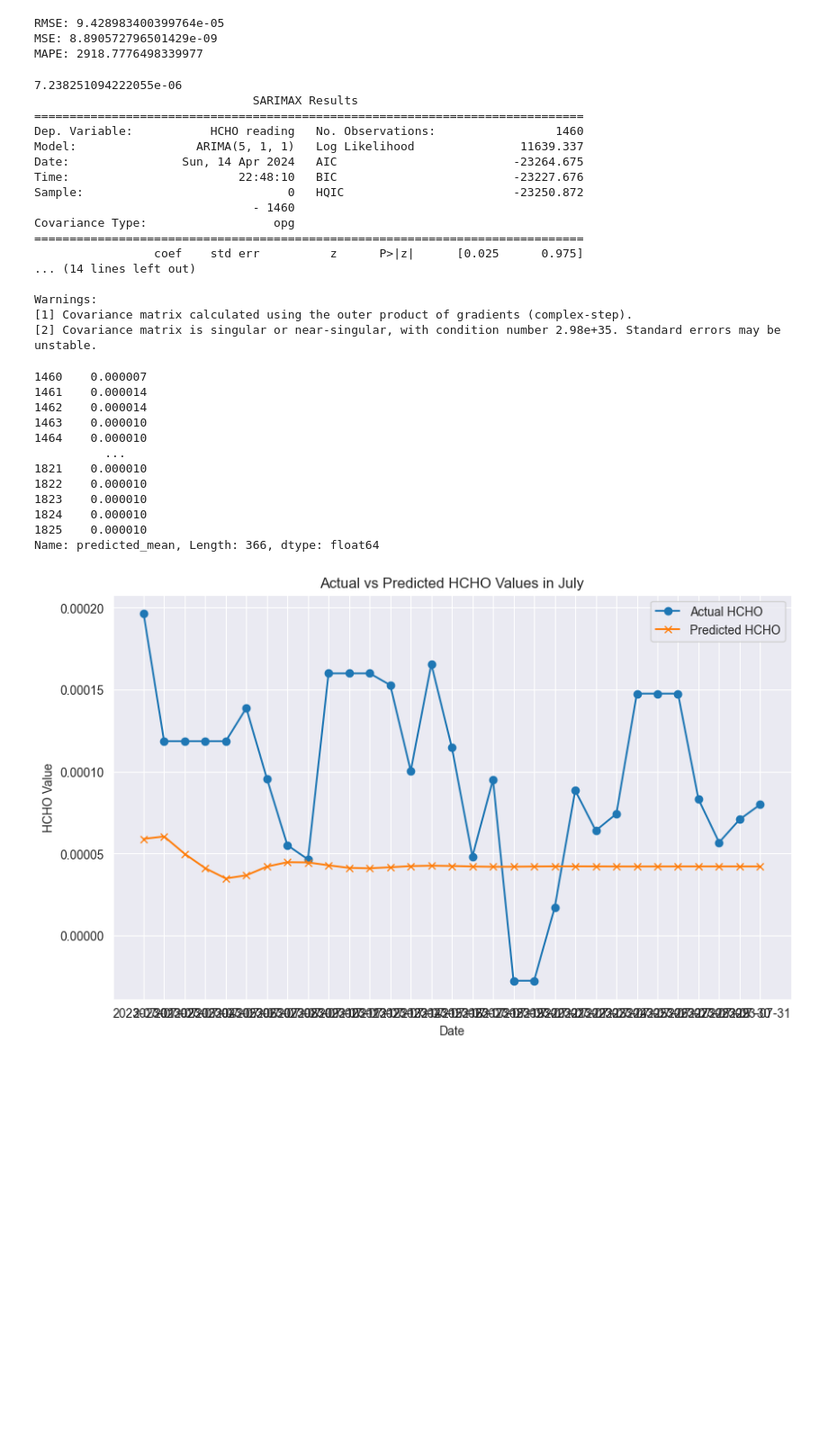
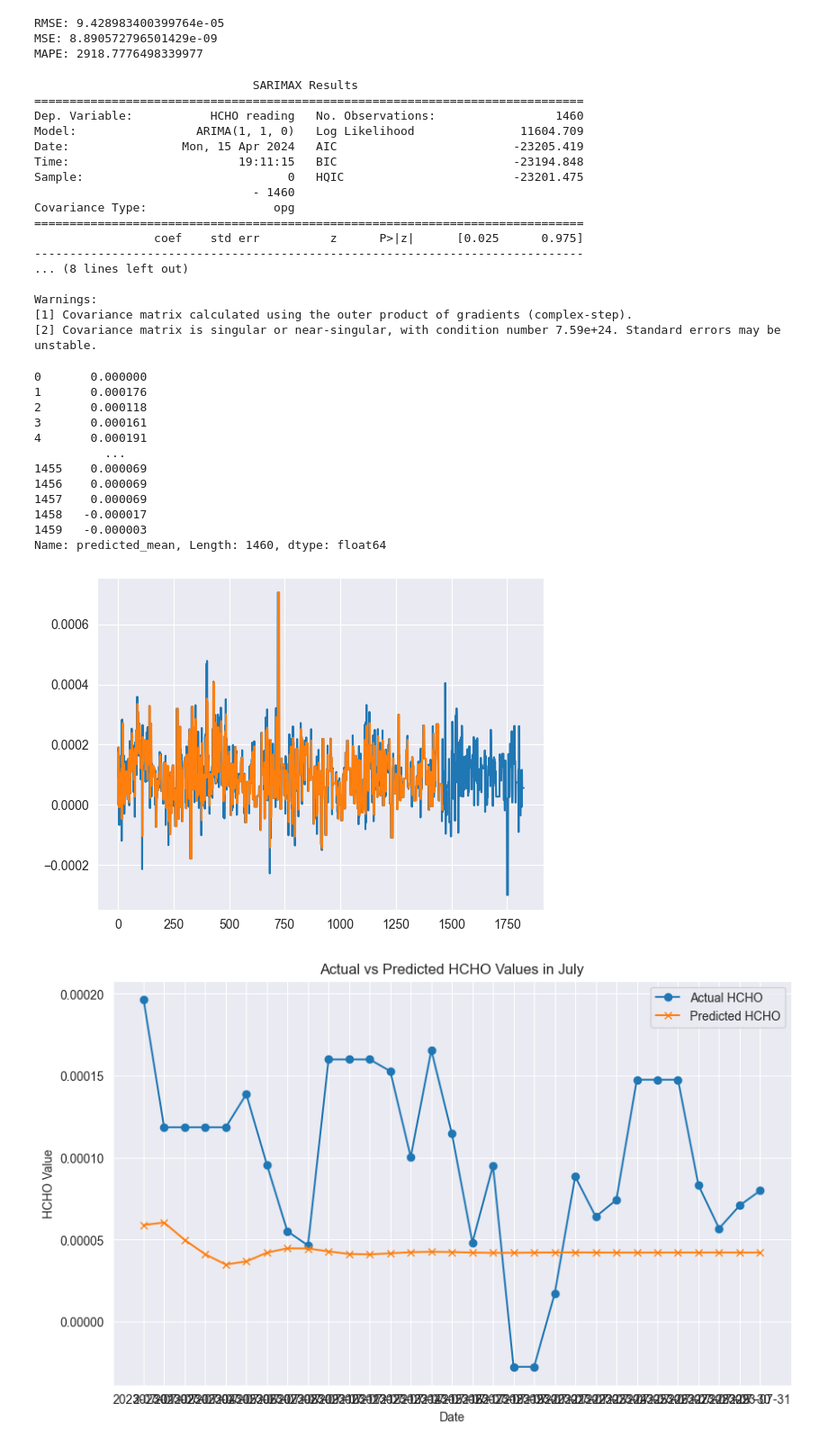
Before and after one commit to VanujaDesilva/Analyzing-HCHO-Gas-Levels-in-Sri-Lanka, a Jupyter notebook: DataPreProcessing.ipynb, the cells around one changed output. Shown at 90% size. Drawn from its saved outputs; the diff is of its cells as text; code cells hidden in the pictures; blank space fills up the shorter version.

```diff
--- a/DataPreProcessing.ipynb
+++ b/DataPreProcessing.ipynb
@@ -704,16 +704,15 @@ MAPE: 2918.7776498339977
 train_size = int(len(kandy_df) * 0.8)
 train_data, test_data = kandy_df[0:train_size], kandy_df[train_size:]
 
-# Identify the HCHO column
-hcho_column = 'HCHO reading'  # Replace with the actual column name for HCHO values
+
 
 # Define ARIMA model (replace the order with best fit for your data)
-model = ARIMA(train_data[hcho_column], order=(5, 1, 1))
+model = ARIMA(train_data['HCHO reading'], order=(1, 1, 0))
 model_fit = model.fit()
 
-forecast = model_fit.get_forecast(steps=1)
-forecast_values = forecast.predicted_mean
-print(forecast_values.iloc[-1])
+forecast = model_fit.predict(end = 1800)
+# forecast_values = forecast.predicted_mean
+# print(forecast_values.iloc[-1])
 print(model_fit.summary())
 # # Predict HCHO values for July month
 # predicted_values = model_fit.forecast(steps=len(test_data))
@@ -723,7 +722,7 @@ print(model_fit.summary())
 # dates = test_data['Current Date'].tolist()
 
 # # Create the first graph (Actual vs Predicted HCHO values)
-# import matplotlib.pyplot as plt
+import matplotlib.pyplot as plt
 #
 # plt.figure(figsize=(10, 6))
 # plt.plot(dates, actual_values, marker='o', label='Actual HCHO')
@@ -747,38 +746,41 @@ print(model_fit.summary())
 # plt.grid(True)
 # plt.show()
 # %% [output]
-7.238251094222055e-06
                                SARIMAX Results
 ==============================================================================
 Dep. Variable:           HCHO reading   No. Observations:                 1460
-Model:                 ARIMA(5, 1, 1)   Log Likelihood               11639.337
-Date:                Sun, 14 Apr 2024   AIC                         -23264.675
-Time:                        22:48:10   BIC                         -23227.676
-Sample:                             0   HQIC                        -23250.872
+Model:                 ARIMA(1, 1, 0)   Log Likelihood               11604.709
+Date:                Mon, 15 Apr 2024   AIC                         -23205.419
+Time:                        19:11:15   BIC                         -23194.848
+Sample:                             0   HQIC                        -23201.475
                                - 1460
 Covariance Type:                  opg
 ==============================================================================
                  coef    std err          z      P>|z|      [0.025      0.975]
-... (14 lines left out)
+------------------------------------------------------------------------------
+... (8 lines left out)
 
 Warnings:
 [1] Covariance matrix calculated using the outer product of gradients (complex-step).
-[2] Covariance matrix is singular or near-singular, with condition number 2.98e+35. Standard errors may be unstable.
+[2] Covariance matrix is singular or near-singular, with condition number 7.59e+24. Standard errors may be unstable.
 # %%
-predicted_values
+kandy_df["HCHO reading"].plot()
+forecast.plot()
+forecast
 # %% [output]
-1460    0.000007
-1461    0.000014
-1462    0.000014
-1463    0.000010
-1464    0.000010
+0       0.000000
+1       0.000176
+2       0.000118
+3       0.000161
+4       0.000191
           ...
-1821    0.000010
-1822    0.000010
-1823    0.000010
-1824    0.000010
-1825    0.000010
-Name: predicted_mean, Length: 366, dtype: float64
+1455    0.000069
+1456    0.000069
+1457    0.000069
+1458   -0.000017
+1459   -0.000003
+Name: predicted_mean, Length: 1460, dtype: float64
+[figure, added]
 # %%
 # Assuming your dataframe is named 'colombo_df'
 # Load data up to July 2023
```
Also changed, not shown: parts of 2 cells of this notebook.
